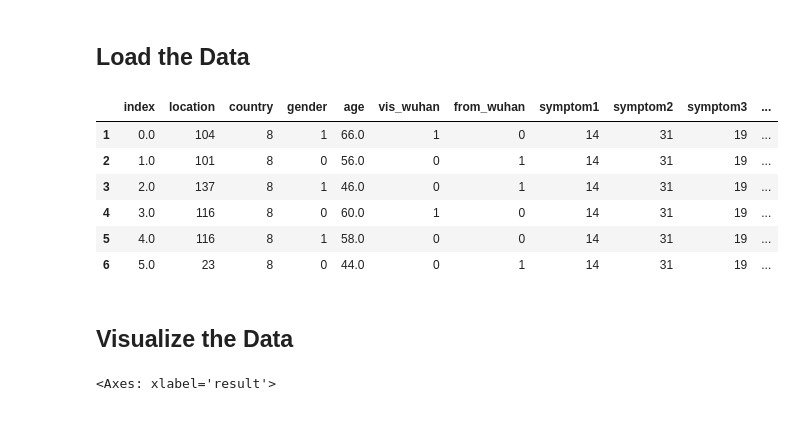
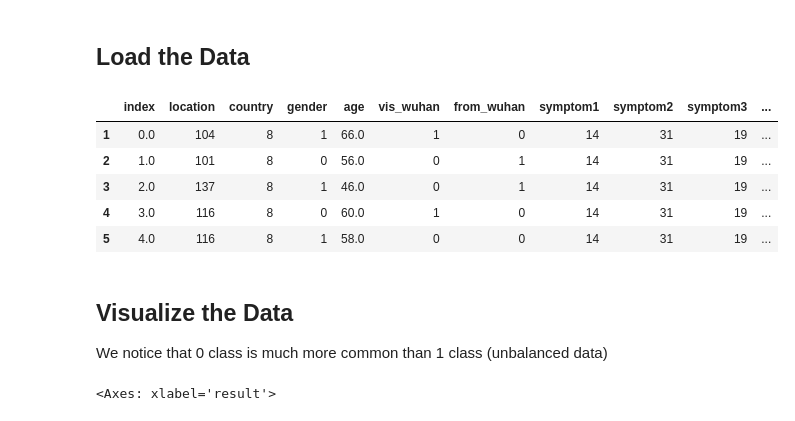
Before and after one commit to balbal1/Machine-Learning-Models, a Jupyter notebook: Machine_Learning_Project.ipynb, the cells around one changed output. Saved outputs shown, nothing was run; the diff lists cells and outputs as text; code cells hidden in the pictures.

```diff
--- a/Machine_Learning_Project.ipynb
+++ b/Machine_Learning_Project.ipynb
@@ -23,17 +57,17 @@ names =[
 df = pd.read_csv("data.csv", names = names)
 df.drop(index = 0, axis = 1, inplace = True)
 # %%
-df.head(6)
+df.head(5)
 # %% [output]
 |  | index | location | country | gender | age | vis_wuhan | from_wuhan | symptom1 | symptom2 | symptom3 | ... |
 | 1 | 0.0 | 104 | 8 | 1 | 66.0 | 1 | 0 | 14 | 31 | 19 | ... |
 | 2 | 1.0 | 101 | 8 | 0 | 56.0 | 0 | 1 | 14 | 31 | 19 | ... |
 | 3 | 2.0 | 137 | 8 | 1 | 46.0 | 0 | 1 | 14 | 31 | 19 | ... |
 | 4 | 3.0 | 116 | 8 | 0 | 60.0 | 1 | 0 | 14 | 31 | 19 | ... |
 | 5 | 4.0 | 116 | 8 | 1 | 58.0 | 0 | 0 | 14 | 31 | 19 | ... |
-| 6 | 5.0 | 23 | 8 | 0 | 44.0 | 0 | 1 | 14 | 31 | 19 | ... |
-# %% [markdown]
-## Visualize the Data
+# %% [markdown]
+## Visualize the Data
+We notice that 0 class is much more common than 1 class (unbalanced data)
 # %%
 df["result"].value_counts().plot(kind="bar")
 # %% [output]
```
Also changed, not shown: parts of 57 cells of this notebook.
